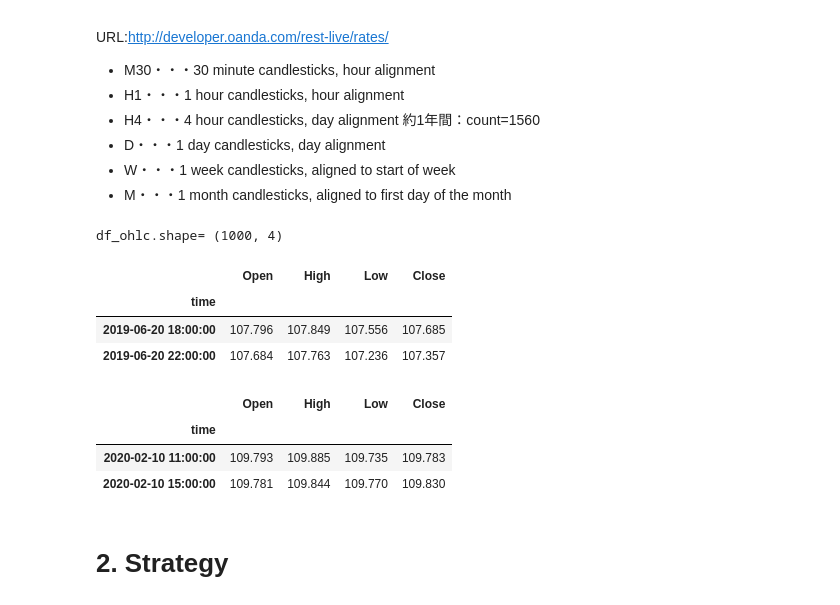
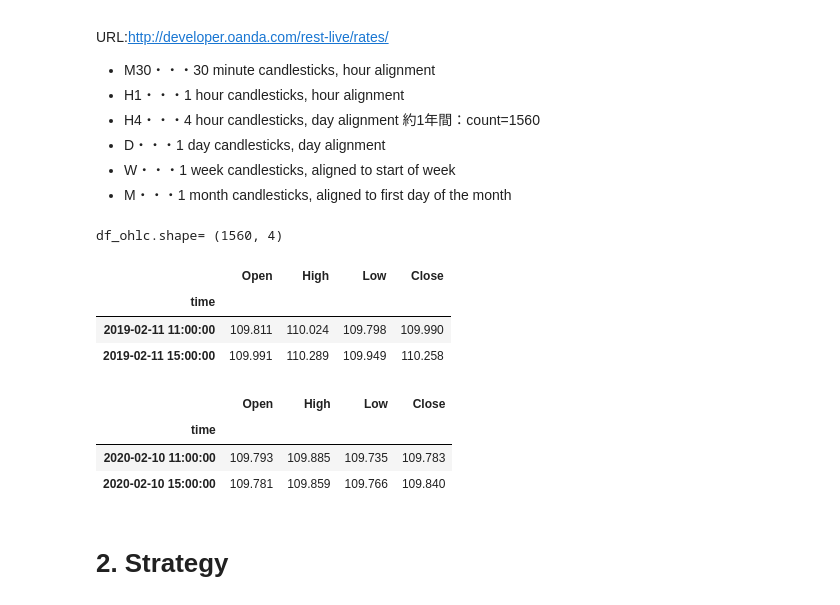
Before and after one commit to arsma12/MLDL, a Jupyter notebook: StockPriceForecast/FX_USDJPY_06_Backtest_RCI.ipynb, the cells around one changed output. Saved outputs shown, nothing was run; the diff lists cells and outputs as text; code cells hidden in the pictures.

```diff
--- a/StockPriceForecast/FX_USDJPY_06_Backtest_RCI.ipynb
+++ b/StockPriceForecast/FX_USDJPY_06_Backtest_RCI.ipynb
@@ -145,32 +145,32 @@ URL:http://developer.oanda.com/rest-live/rates/
 - M・・・1 month candlesticks, aligned to first day of the month
 # %%
 oa = oandapy.API(environment="live", access_token=api_key)
-data = oa.get_history(instrument="USD_JPY", granularity='H4', count=1000)
+data = oa.get_history(instrument="USD_JPY", granularity='H4', count=1560)
 
 df = pd.DataFrame(data["candles"])
 
 df['time'] = df['time'].apply(lambda x: iso_to_jp(x))   # 日本時間に変換
 df['time'] = df['time'].apply(lambda x: date_to_str(x)) # 形式変換（文字列型）
 df["time"] = pd.to_datetime(df["time"])                  # 型変換
 #df["time"] = df["time"].apply(mdates.date2num)          # 数値変換
 
 df_ohlc = df[["time","openAsk","highAsk","lowAsk","closeAsk"]].copy()
 df_ohlc = df_ohlc.rename(columns={"openAsk":"Open","highAsk":"High","lowAsk":"Low","closeAsk":"Close"})
 df_ohlc = df_ohlc.set_index("time")
 
 print('df_ohlc.shape=',df_ohlc.shape)
 display(df_ohlc.head(2))
 display(df_ohlc.tail(2))
 # %% [output]
-df_ohlc.shape= (1000, 4)
+df_ohlc.shape= (1560, 4)
 |  | Open | High | Low | Close |
 | time |  |  |  |  |
-| 2019-06-20 18:00:00 | 107.796 | 107.849 | 107.556 | 107.685 |
-| 2019-06-20 22:00:00 | 107.684 | 107.763 | 107.236 | 107.357 |
+| 2019-02-11 11:00:00 | 109.811 | 110.024 | 109.798 | 109.990 |
+| 2019-02-11 15:00:00 | 109.991 | 110.289 | 109.949 | 110.258 |
 |  | Open | High | Low | Close |
 | time |  |  |  |  |
 | 2020-02-10 11:00:00 | 109.793 | 109.885 | 109.735 | 109.783 |
-| 2020-02-10 15:00:00 | 109.781 | 109.844 | 109.770 | 109.830 |
+| 2020-02-10 15:00:00 | 109.781 | 109.859 | 109.766 | 109.840 |
 # %% [markdown]
 # 2. Strategy<a id='Strategy'></a>
 # %% [markdown]
```
Also changed, not shown: parts of 5 cells of this notebook.
